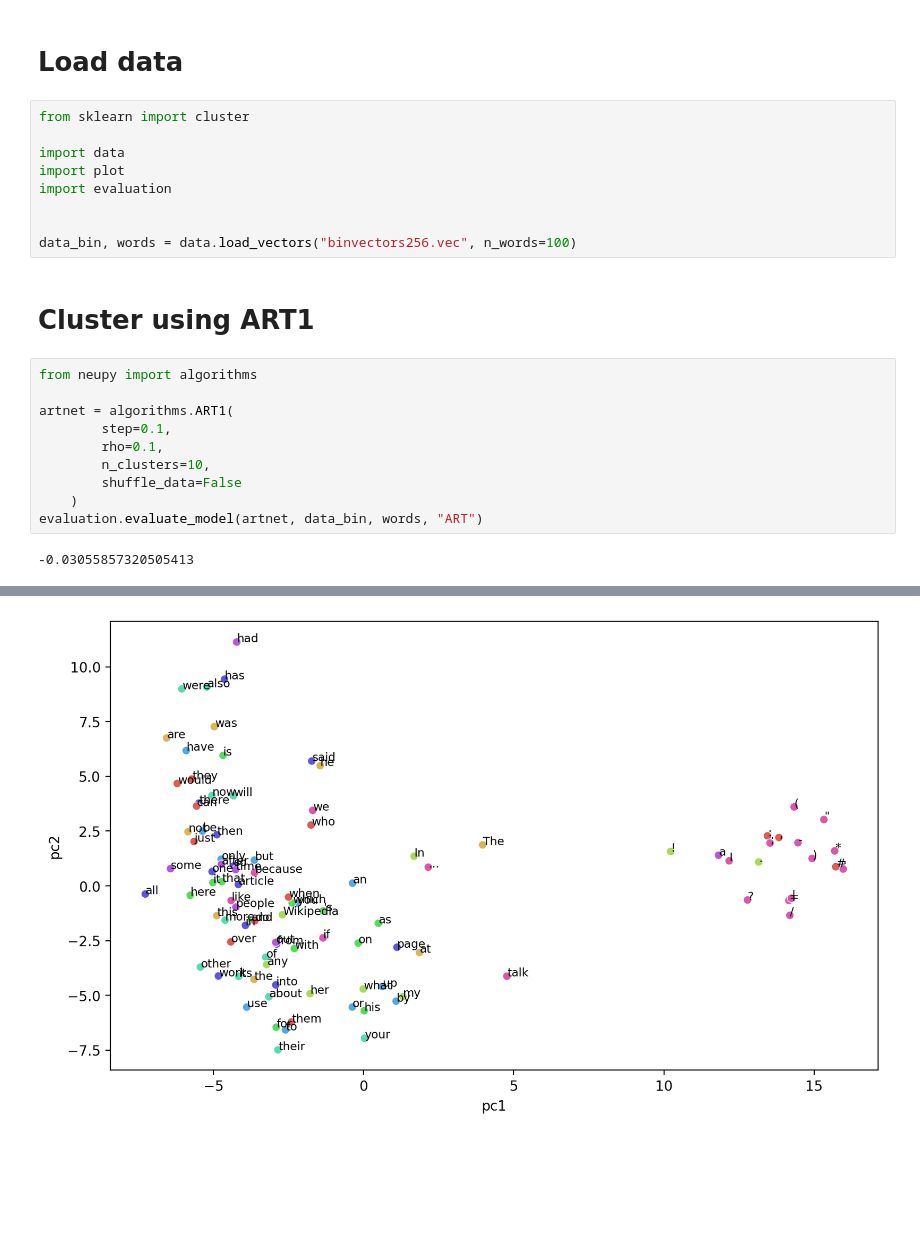
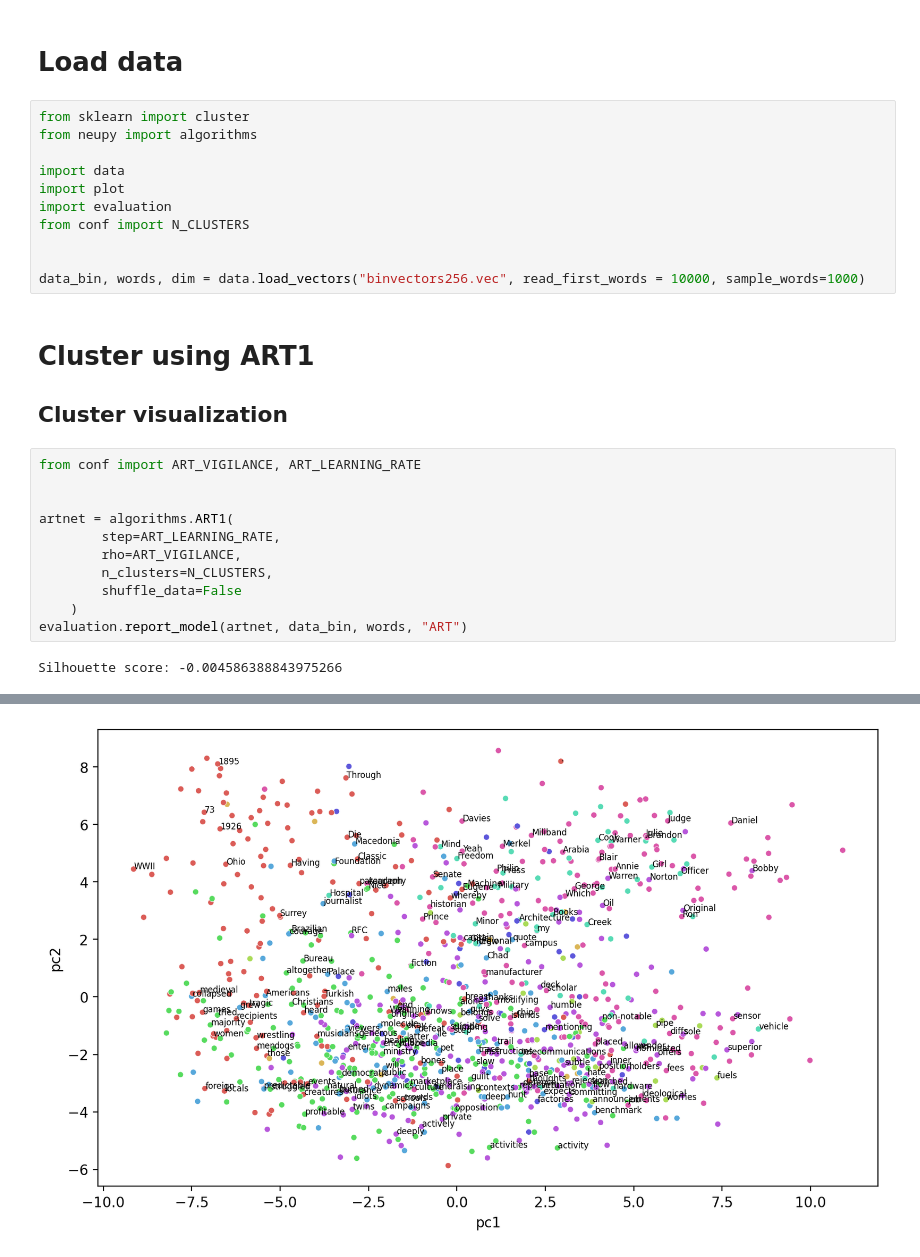
Before and after one commit to peterdekker/agents-art, a Jupyter notebook: ART clustering.ipynb, the cells around one changed output, grey strips where cells are left out. Saved outputs shown, nothing was run; the diff lists cells and outputs as text; blank space fills up the shorter version.

```diff
--- a/ART clustering.ipynb
+++ b/ART clustering.ipynb
@@ -2,24 +2,28 @@
 # Load data
 # %%
 from sklearn import cluster
+from neupy import algorithms
 
 import data
 import plot
 import evaluation
+from conf import N_CLUSTERS
 
 
-data_bin, words = data.load_vectors("binvectors256.vec", n_words=100)
+data_bin, words, dim = data.load_vectors("binvectors256.vec", read_first_words = 10000, sample_words=1000)
 # %% [markdown]
 # Cluster using ART1
+## Cluster visualization
 # %%
-from neupy import algorithms
+from conf import ART_VIGILANCE, ART_LEARNING_RATE
+
 
 artnet = algorithms.ART1(
-        step=0.1,
-        rho=0.1,
-        n_clusters=10,
+        step=ART_LEARNING_RATE,
+        rho=ART_VIGILANCE,
+        n_clusters=N_CLUSTERS,
         shuffle_data=False
     )
-evaluation.evaluate_model(artnet, data_bin, words, "ART")
+evaluation.report_model(artnet, data_bin, words, "ART")
 # %% [output]
--0.03055857320505413
+Silhouette score: -0.004586388843975266
@@ -26 +41 @@ evaluation.evaluate_model(artnet, data_bin, words, "ART")
-[figure, old version]
+[figure, new version]
```
Also changed, not shown: parts of 15 cells of this notebook, 5 other files.
